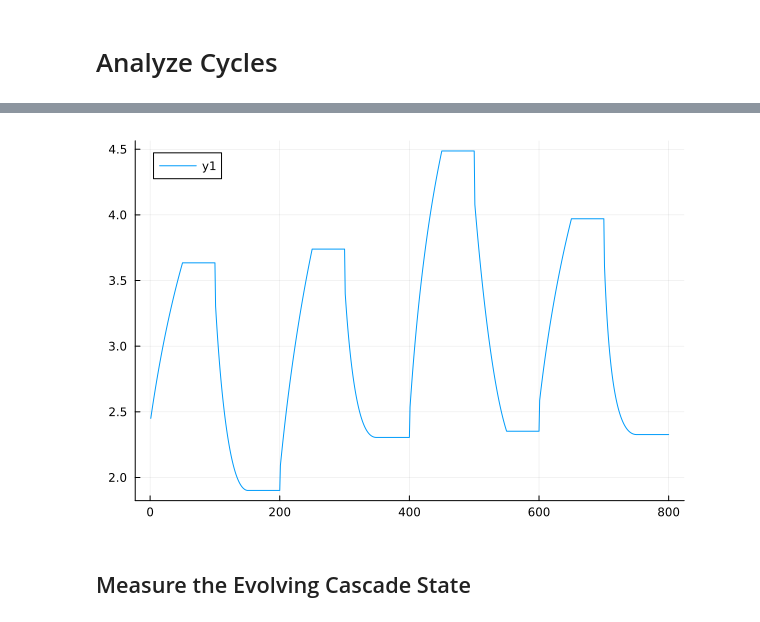
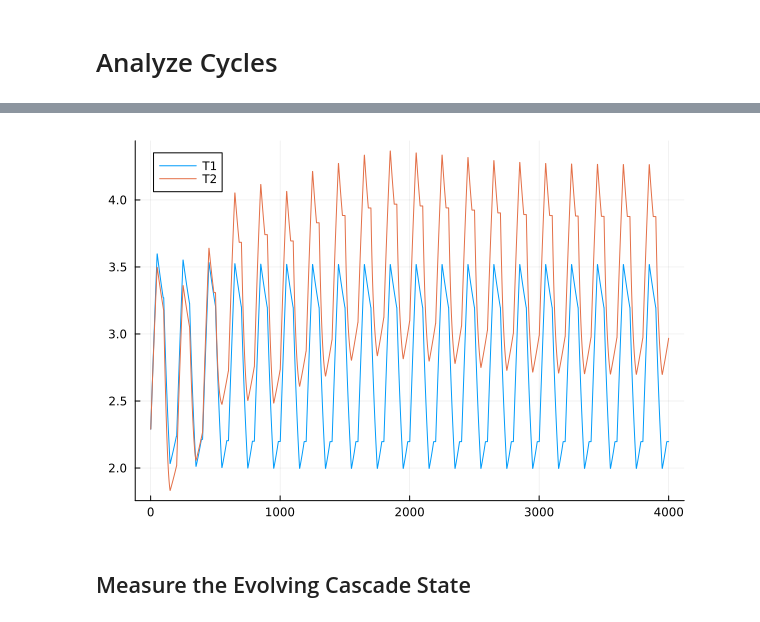
Before and after one commit to fedesss98/phaseonium-thermodynamics, a Jupyter notebook: julia/09-analyze-cascade-jl.ipynb, the cells around one changed output, grey strips where cells are left out. Drawn from its saved outputs; the diff is of its cells as text; code cells hidden in the pictures.

```diff
--- a/julia/09-analyze-cascade-jl.ipynb
+++ b/julia/09-analyze-cascade-jl.ipynb
@@ -61,17 +60,25 @@ plot!(imag(ys))
-# %%
-t = []
-ω_heating = config["cavity"]["alpha"] / config["cavity"]["min_length"]
-ω_cooling = config["cavity"]["alpha"] / config["cavity"]["max_length"]
-
-ω_cycle = [i in ["heating", "expansion"] ? ω_heating : ω_cooling for i in times]
-for (i, s) in enumerate(system_evolution)
-    temp = Measurements.temperature(s, ω_cycle[i])
-    push!(t, temp)
-end
-
-plot(real(t))
-# %% [output]
-[figure, removed]
+# %%
+t1s = []
+t2s = []
+
+a = config["cavity"]["alpha"]
+
+ω1_cycle = [a / l for l in c1_evolution]
+ω2_cycle = [a / l for l in c2_evolution]
+
+for (i, s) in enumerate(system_evolution)
+    s1 = partial_trace(s, (ndims, ndims), 1)
+    s2 = partial_trace(s, (ndims, ndims), 2)
+    temp1 = Measurements.temperature(s1, ω1_cycle[i])
+    temp2 = Measurements.temperature(s2, ω2_cycle[i])
+    push!(t1s, temp1)
+    push!(t2s, temp2)
+end
+
+plot(real(t1s), label="T1")
+plot!(real(t2s), label="T2")
+# %% [output]
+[figure, added]
 # %% [markdown]
 ## Measure the Evolving Cascade State
 # %% [markdown]
```
Also changed, not shown: parts of 2 cells of this notebook, 1 other file.
